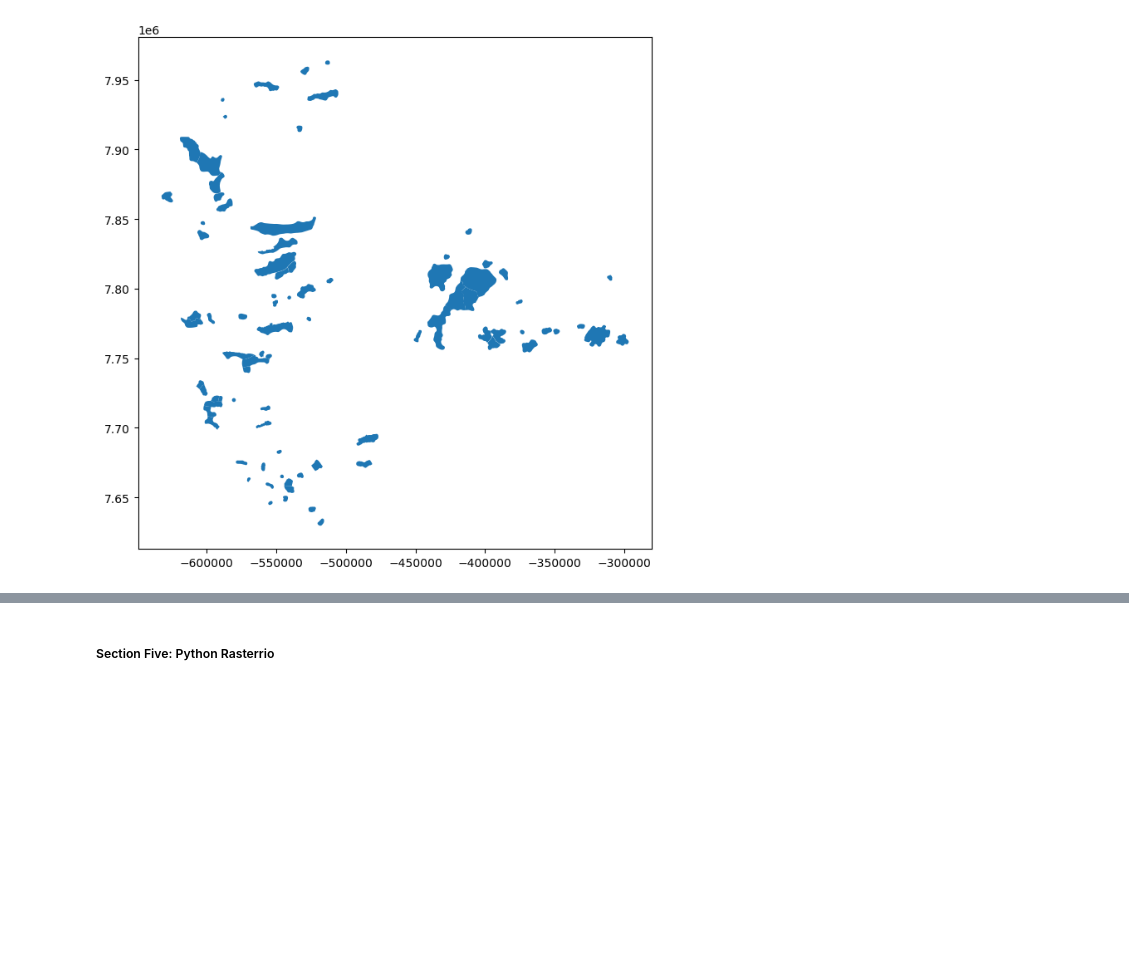
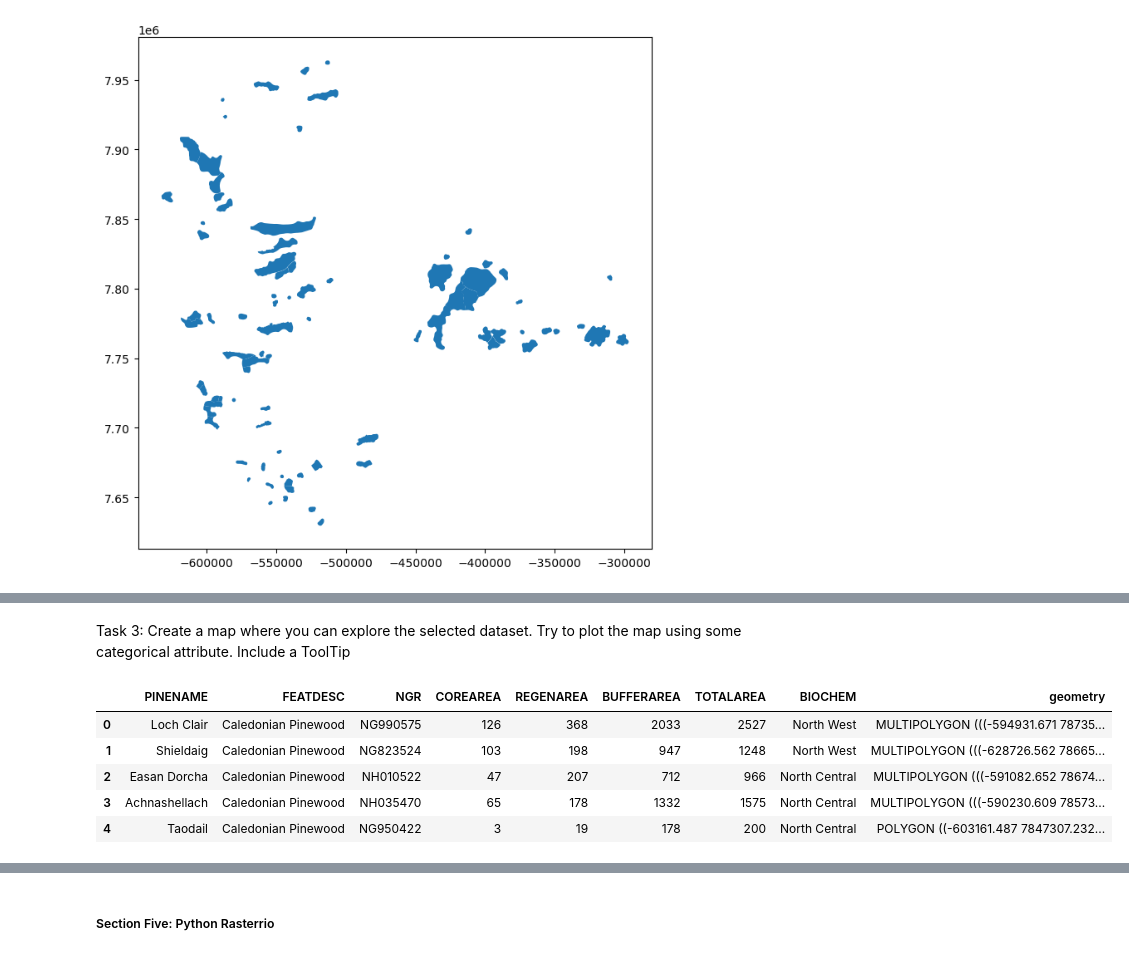
Before and after one commit to Jacktravers81/PY4SA23_Assignment, a Jupyter notebook: PY4SA_assignment.ipynb, the cells around one changed output, grey strips where cells are left out. Saved outputs shown, nothing was run; the diff lists cells and outputs as text; code cells hidden in the pictures; blank space fills up the shorter version.

```diff
--- a/PY4SA_assignment.ipynb
+++ b/PY4SA_assignment.ipynb
@@ -233,0 +241,13 @@ Task 2: : Use the correct code to plot the first 5 and the last 5 sets of record
+# %% [markdown]
+Task 3: Create a map where you can explore the selected dataset. Try to plot the map using some
+categorical attribute. Include a ToolTip
+# %%
+small_pine = pine_df[["PINENAME", "FEATDESC", "NGR", "COREAREA", "REGENAREA", "BUFFERAREA", "TOTALAREA", "BIOCHEM", "geometry"]]
+small_pine.head()
+# %% [output]
+|  | PINENAME | FEATDESC | NGR | COREAREA | REGENAREA | BUFFERAREA | TOTALAREA | BIOCHEM | geometry |
+| 0 | Loch Clair | Caledonian Pinewood | NG990575 | 126 | 368 | 2033 | 2527 | North West | MULTIPOLYGON (((-594931.671 78735... |
+| 1 | Shieldaig | Caledonian Pinewood | NG823524 | 103 | 198 | 947 | 1248 | North West | MULTIPOLYGON (((-628726.562 78665... |
+| 2 | Easan Dorcha | Caledonian Pinewood | NH010522 | 47 | 207 | 712 | 966 | North Central | MULTIPOLYGON (((-591082.652 78674... |
+| 3 | Achnashellach | Caledonian Pinewood | NH035470 | 65 | 178 | 1332 | 1575 | North Central | MULTIPOLYGON (((-590230.609 78573... |
+| 4 | Taodail | Caledonian Pinewood | NG950422 | 3 | 19 | 178 | 200 | North Central | POLYGON ((-603161.487 7847307.232... |
```
Also changed, not shown: parts of 13 cells of this notebook.
